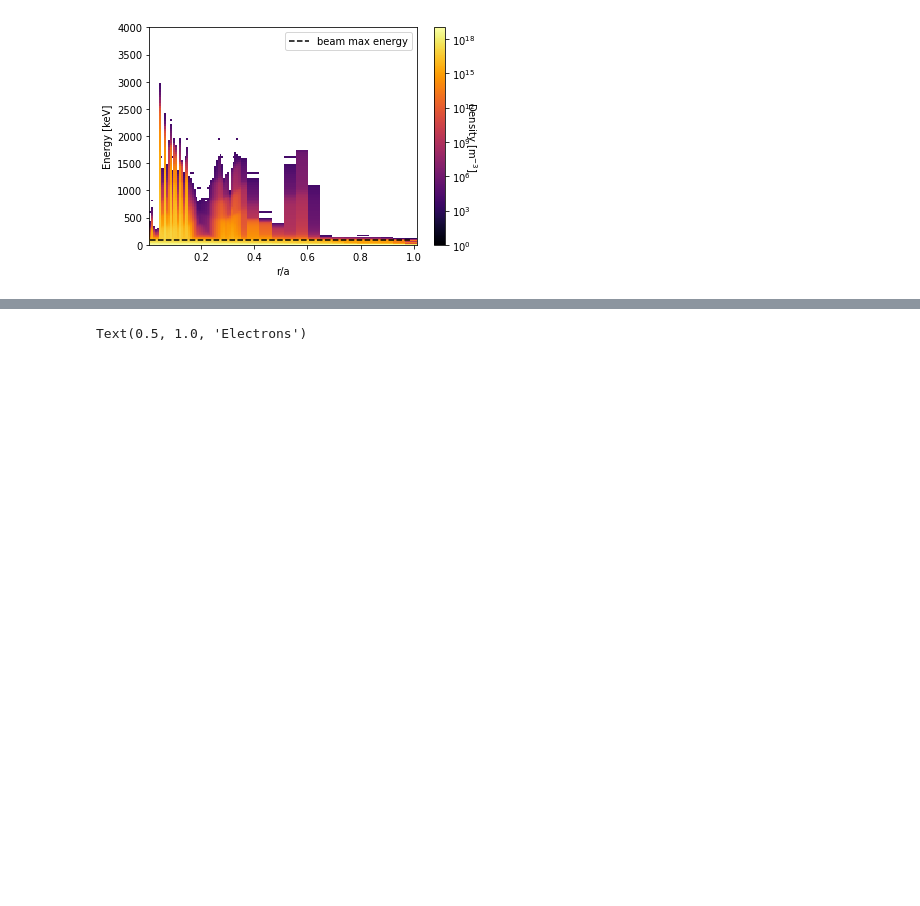
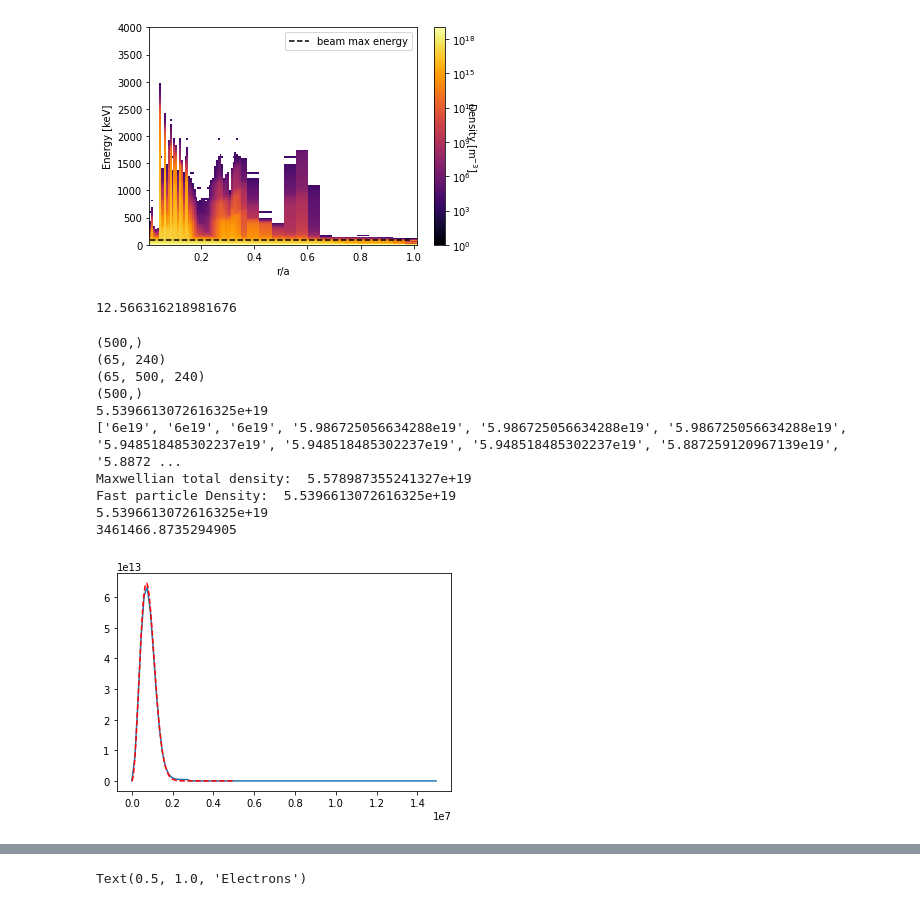
Before and after one commit to vandelij/genray_cql3d_plots, a Jupyter notebook: shots/147634/scan_beam_and_RF/beam_2_5_scan/rf_zoom_pwrscan_notebook.ipynb, the cells around one changed output, grey strips where cells are left out. Cells and saved outputs as stored; diff of their text form; code cells hidden in the pictures; blank space fills up the shorter version.

Commit message:
fixed the issue with plotting the distrobution function

```diff
--- a/shots/147634/scan_beam_and_RF/beam_2_5_scan/rf_zoom_pwrscan_notebook.ipynb
+++ b/shots/147634/scan_beam_and_RF/beam_2_5_scan/rf_zoom_pwrscan_notebook.ipynb
@@ -300,3 +321,67 @@ plt.legend()
 plt.show()
 # %% [output]
 [figure]
+# %%
+cynt2 = np.ma.getdata(cql_nc_array[0].variables['cynt2'])
+np.trapz(cynt2[0,:])
+# %% [output]
+12.566316218981676
+# %%
+# new area to test out Yuri's fix.
+M = 3.343e-27
+vnorm = np.ma.getdata(cql_nc_array[0].variables['vnorm'])
+cint2 = cql_nc_array[0].variables['cint2']
+x_squared_dx = np.ma.getdata(cint2)
+cynt2 = cql_nc_array[0].variables['cynt2']
+normalizedVel = np.ma.getdata(cql_nc_array[0].variables['x'][:])
+two_pi_siny_dy = np.ma.getdata(cynt2)  # note that the pitch angle mesh depends on the radial location
+
+print(x_squared_dx.shape)
+print(two_pi_siny_dy.shape)
+
+rhoindex = 34
+
+ff = f_array[0][0]
+print(ff.shape)
+
+integrated_over_pitch = np.trapz(ff[rhoindex, :]*two_pi_siny_dy[rhoindex], axis=1)
+density = np.trapz(integrated_over_pitch*x_squared_dx)
+
+density_at_energy = np.zeros(normalizedVel.shape[0])
+for velIndex in range(len(normalizedVel)-1):
+    #this is the radial part of the spherical jacobian
+    densityLower = np.ma.getdata(np.trapz(integrated_over_pitch[:velIndex]*x_squared_dx[:velIndex]))
+    densityUpper = np.ma.getdata(np.trapz(integrated_over_pitch[:velIndex+1]*x_squared_dx[:velIndex+1]))
+
+    if velIndex == 0:
+        density_at_energy[velIndex] = densityUpper
+        continue
+
+    diff = densityUpper - densityLower
+
+    density_at_energy[velIndex] = diff
+
+velocity_array = normalizedVel*vnorm/100 # this is in SI
+fac = 1.4e5
+vslice = 100
+print(integrated_over_pitch.shape)
+print(density*1e6)
+#plt.plot(normalizedVel[:100]*vnorm/100, 1e6*density_at_energy[:100]/fac)
+plt.plot(velocity_array[:vslice], 1e6*integrated_over_pitch[:vslice]*normalizedVel[:vslice]**2*(1/vnorm)*100)
+plot_maxwell(rhoindex)
+print('Fast particle Density: ', 1e6*np.trapz(density_at_energy))#*fac, normalizedVel*vnorm/100))
+print(np.sum(density_at_energy*1e6))
+print(np.sqrt(2*125000*1.6022e-19/M))
+# plt.ylim(0, 1e11)
+# %% [output]
+(500,)
+(65, 240)
+(65, 500, 240)
+(500,)
+5.5396613072616325e+19
+['6e19', '6e19', '6e19', '5.986725056634288e19', '5.986725056634288e19', '5.986725056634288e19', '5.948518485302237e19', '5.948518485302237e19', '5.948518485302237e19', '5.887259120967139e19', '5.8872 ...
+Maxwellian total density:  5.578987355241327e+19
+Fast particle Density:  5.5396613072616325e+19
+5.5396613072616325e+19
+3461466.8735294905
+[figure, added]
```
Also changed, not shown: parts of 7 cells of this notebook.
